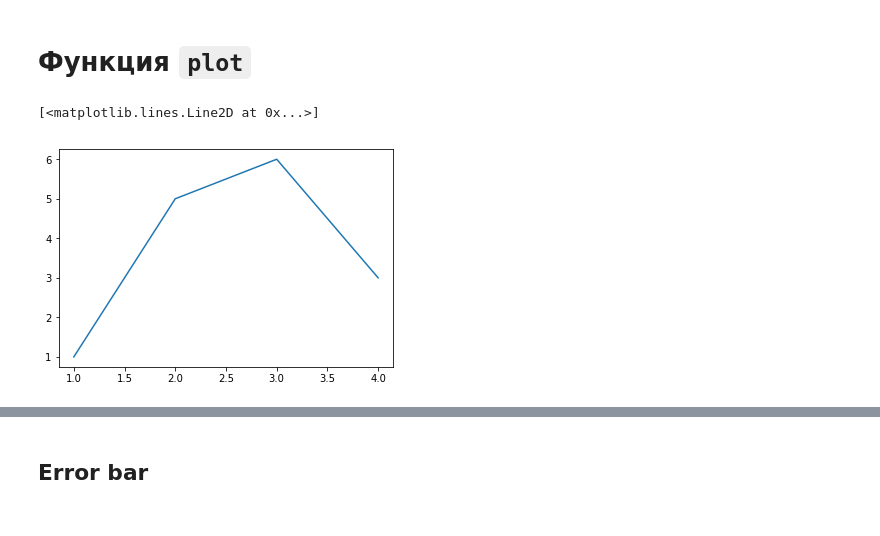
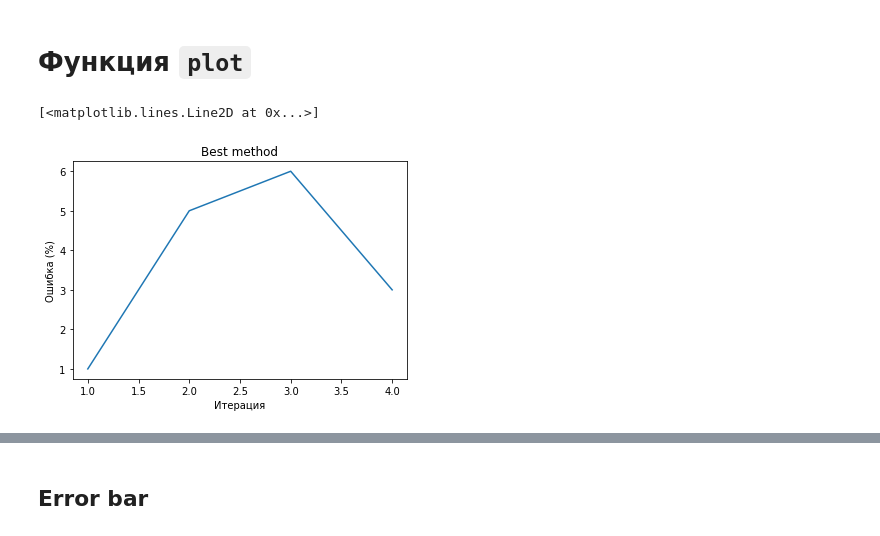
Before and after one commit to NikolaiZolotykh/MachineLearningCourse, a Jupyter notebook: 03. Введение в Matplotlib и Pyplot.ipynb, the cells around one changed output, grey strips where cells are left out. Saved outputs shown, nothing was run; the diff lists cells and outputs as text; code cells hidden in the pictures.

```diff
--- a/03. Введение в Matplotlib и Pyplot.ipynb
+++ b/03. Введение в Matplotlib и Pyplot.ipynb
@@ -28,10 +24,13 @@ import matplotlib.pyplot as plt
 # %%
 x = [1, 2, 3, 4]
 y = np.array([1, 5, 6, 3])
+plt.xlabel("Итерация")
+plt.ylabel("Ошибка (%)")
+plt.title("Best method")
 plt.plot(x, y)
 # %% [output]
 [<matplotlib.lines.Line2D at 0x...>]
-[figure, old version]
+[figure, new version]
 # %%
 x = np.linspace(0, 2, 100)
 plt.plot(x, x**2)
```
Also changed, not shown: parts of 38 cells of this notebook, 3 other files.
